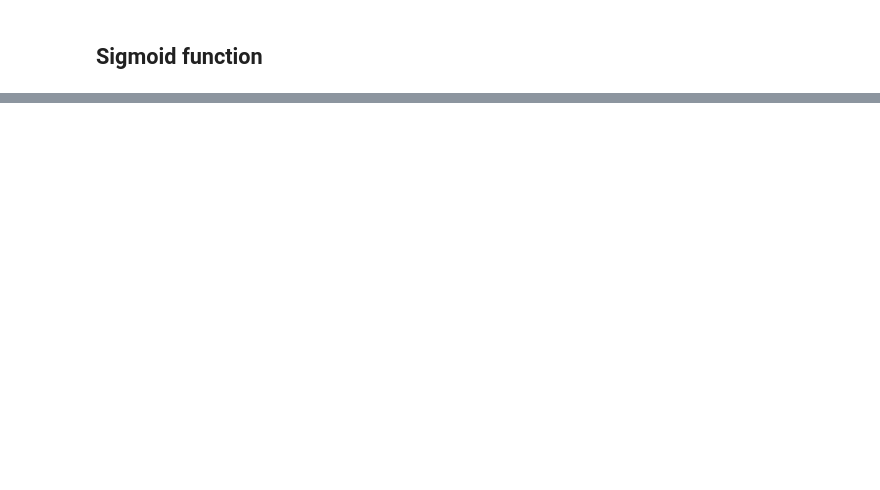
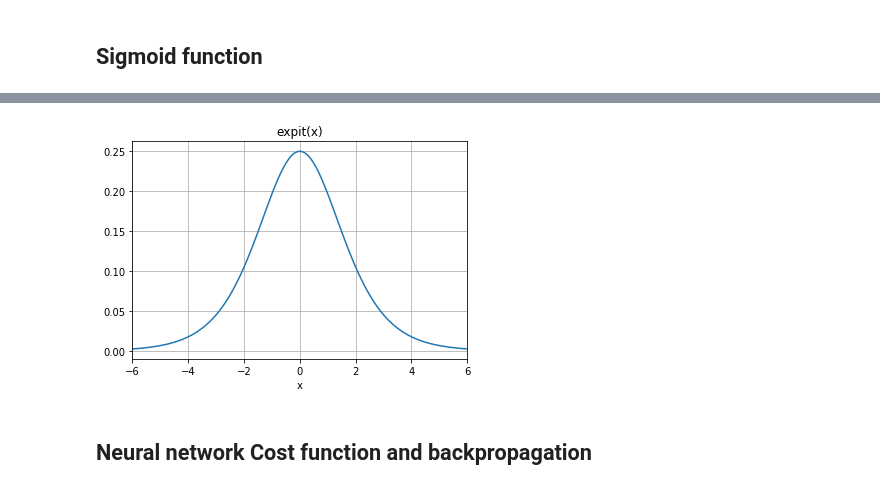
Before and after one commit to manojbuddha/Digit-Recognition-using-Neural-Network, a Jupyter notebook: Digit Recognizer.ipynb, the cells around one changed output, grey strips where cells are left out. Saved outputs shown, nothing was run; the diff lists cells and outputs as text; code cells hidden in the pictures; blank space fills up the shorter version.

```diff
--- a/Digit Recognizer.ipynb
+++ b/Digit Recognizer.ipynb
@@ -453,0 +143,17 @@ array([1, 0, 1, ..., 7, 6, 9])
+# %%
+def sigmoid_grad(inp_vector):
+    return sigmoid(inp_vector)*(1-sigmoid(inp_vector))
+# %%
+# Sigmoid with gradient function working, plot
+x_ax = np.linspace(-6, 6, 121)
+y_ax = sigmoid_grad(x_ax)
+plt.plot(x_ax, y_ax)
+plt.grid()
+plt.xlim(-6, 6)
+plt.xlabel('x')
+plt.title('expit(x)')
+plt.show()
+# %% [output]
+[figure, added]
+# %% [markdown]
+## Neural network Cost function and backpropagation
```
Also changed, not shown: parts of 86 cells of this notebook.
